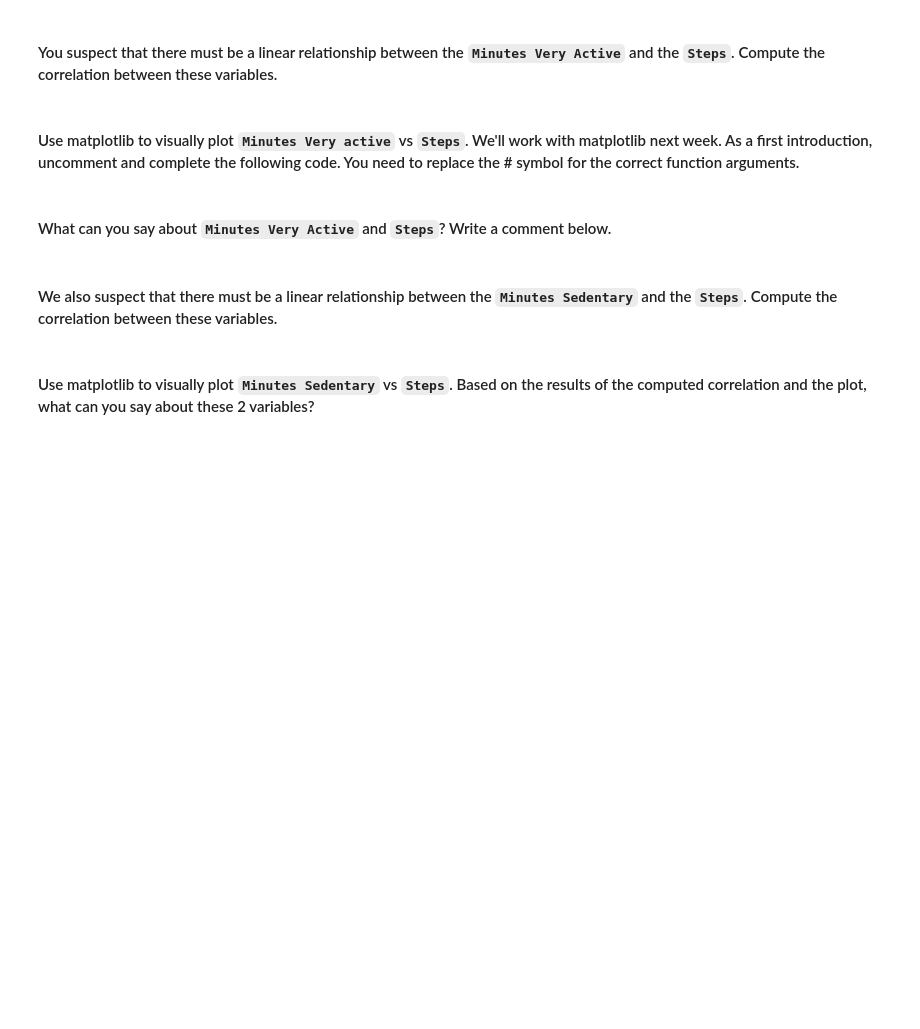
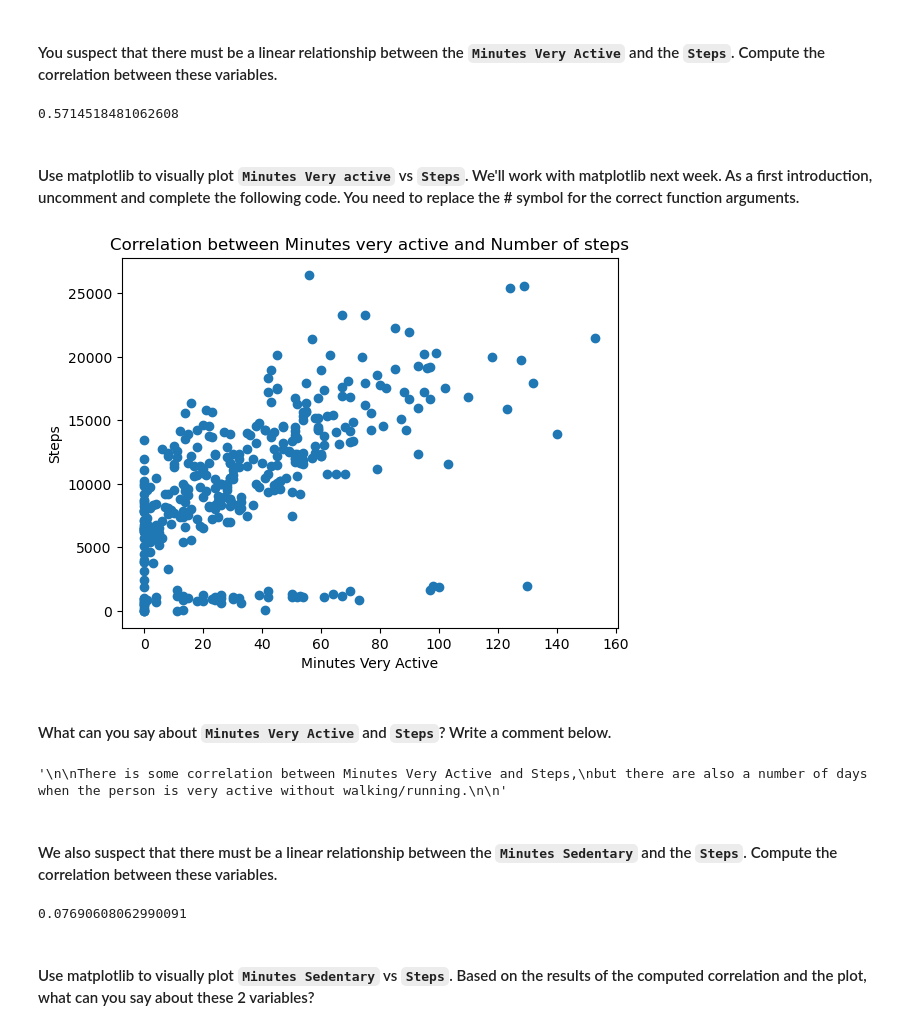
Before and after one commit to matthieubaillard/DAFT_0410, a Jupyter notebook: module_2/Lab_5_ Pivot-Tables-and-Crosstab/pivots.ipynb, the cells around one changed output. Saved outputs shown, nothing was run; the diff lists cells and outputs as text; code cells hidden in the pictures; blank space fills up the shorter version.

```diff
--- a/module_2/Lab_5_ Pivot-Tables-and-Crosstab/pivots.ipynb
+++ b/module_2/Lab_5_ Pivot-Tables-and-Crosstab/pivots.ipynb
@@ -180,3 +194,5 @@ Save your data in a variable called `fitbit`.
+# %%
+fitbit = pd.read_csv('Fitbit.csv', sep=',')
 # %% [markdown]
 #### Explore you dataset in terms of data types and descriptive statistics.
 **Hint**: Use Pandas functions from previous lectures.
@@ -189,14 +242,19 @@ Save your data in a variable called `fitbit`.
+# %%
+fitbit['Minutes Very Active'].corr(fitbit['Steps'])
+# %% [output]
+0.5714518481062608
 # %% [markdown]
 #### Use matplotlib to visually plot `Minutes Very active` vs `Steps`. We'll work with matplotlib next week. As a first introduction, uncomment and complete the following code. You need to replace the # symbol for the correct function arguments.
 # %%
 import matplotlib.pyplot as plt;
 # %%
-"""
-plt.scatter(#, #)
-plt.title(#)
-plt.xlabel(#)
-plt.ylabel(#)
+
+plt.scatter(fitbit['Minutes Very Active'], fitbit['Steps'])
+plt.title('Correlation between Minutes very active and Number of steps')
+plt.xlabel('Minutes Very Active')
+plt.ylabel('Steps')
 plt.show()
-"""
+# %% [output]
+[figure, added]
 # %% [markdown]
 #### What can you say about `Minutes Very Active` and `Steps`? Write a comment below.
@@ -207,2 +261,11 @@ your commments here
+# %%
+"""
+
+There is some correlation between Minutes Very Active and Steps,
+but there are also a number of days when the person is very active without walking/running.
+
+"""
+# %% [output]
+'\n\nThere is some correlation between Minutes Very Active and Steps,\nbut there are also a number of days when the person is very active without walking/running.\n\n'
 # %% [markdown]
 #### We also suspect that there must be a linear relationship between the `Minutes Sedentary` and the `Steps`. Compute the correlation between these variables.
@@ -211,2 +272,6 @@ your commments here
+# %%
+fitbit['Minutes Sedentary'].corr(fitbit['Steps'])
+# %% [output]
+0.07690608062990091
 # %% [markdown]
 #### Use matplotlib to visually plot `Minutes Sedentary` vs `Steps`. Based on the results of the computed correlation and the plot, what can you say about these 2 variables?
```
Also changed, not shown: parts of 43 cells of this notebook.
